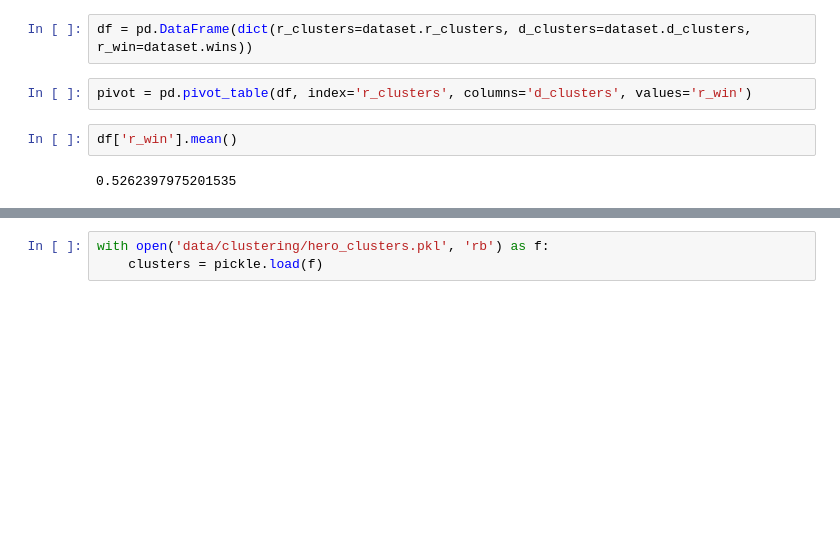
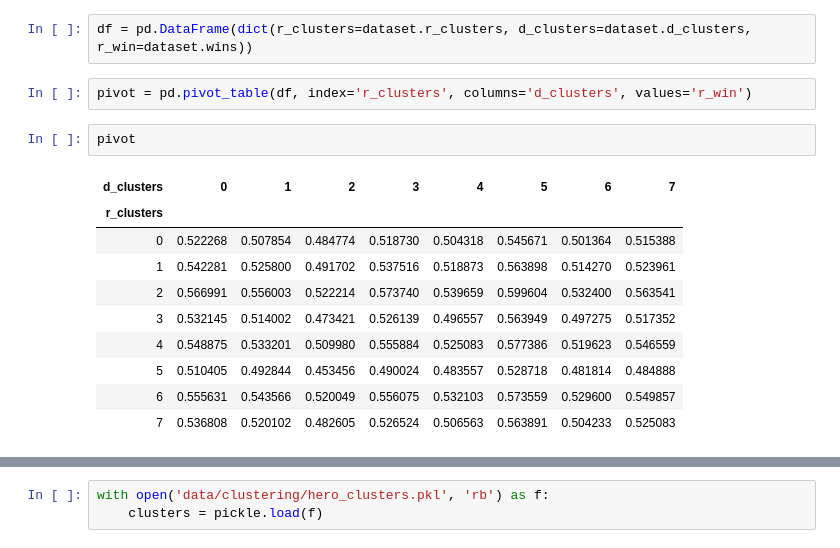
Before and after one commit to bglick13/682_dota, a Jupyter notebook: notebooks/clustering.ipynb, the cells around one changed output, grey strips where cells are left out. Drawn from its saved outputs; the diff is of its cells as text; blank space fills up the shorter version.

```diff
--- a/notebooks/clustering.ipynb
+++ b/notebooks/clustering.ipynb
@@ -19,9 +19,18 @@ with open('data/all_pick_dataset_clusters.pickle', 'rb') as f:
 df = pd.DataFrame(dict(r_clusters=dataset.r_clusters, d_clusters=dataset.d_clusters, r_win=dataset.wins))
 # %%
 pivot = pd.pivot_table(df, index='r_clusters', columns='d_clusters', values='r_win')
-# %%
-df['r_win'].mean()
-# %% [output]
-0.5262397975201535
+# %%
+pivot
+# %% [output]
+| d_clusters | 0 | 1 | 2 | 3 | 4 | 5 | 6 | 7 |
+| r_clusters |  |  |  |  |  |  |  |  |
+| 0 | 0.522268 | 0.507854 | 0.484774 | 0.518730 | 0.504318 | 0.545671 | 0.501364 | 0.515388 |
+| 1 | 0.542281 | 0.525800 | 0.491702 | 0.537516 | 0.518873 | 0.563898 | 0.514270 | 0.523961 |
+| 2 | 0.566991 | 0.556003 | 0.522214 | 0.573740 | 0.539659 | 0.599604 | 0.532400 | 0.563541 |
+| 3 | 0.532145 | 0.514002 | 0.473421 | 0.526139 | 0.496557 | 0.563949 | 0.497275 | 0.517352 |
+| 4 | 0.548875 | 0.533201 | 0.509980 | 0.555884 | 0.525083 | 0.577386 | 0.519623 | 0.546559 |
+| 5 | 0.510405 | 0.492844 | 0.453456 | 0.490024 | 0.483557 | 0.528718 | 0.481814 | 0.484888 |
+| 6 | 0.555631 | 0.543566 | 0.520049 | 0.556075 | 0.532103 | 0.573559 | 0.529600 | 0.549857 |
+| 7 | 0.536808 | 0.520102 | 0.482605 | 0.526524 | 0.506563 | 0.563891 | 0.504233 | 0.525083 |
 # %%
 fig, ax = plt.subplots(figsize=(16, 16))
```
Also changed, not shown: parts of 1 cell of this notebook, 2 other files.
